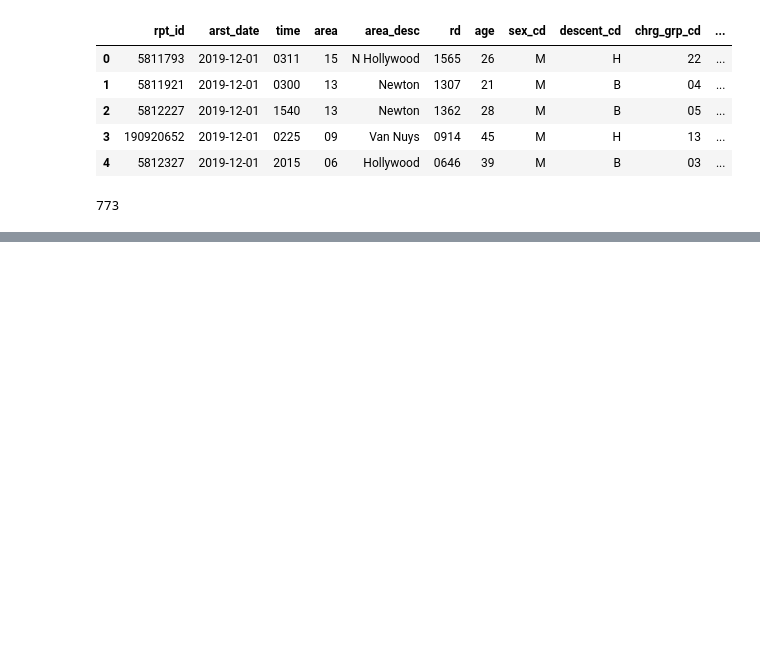
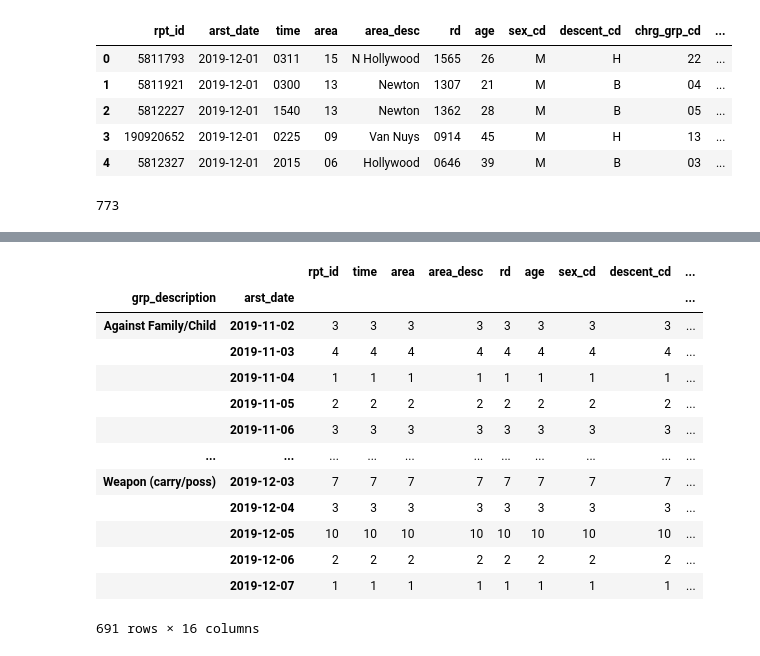
Before and after one commit to LACrimeMap/LACrimeMap, a Jupyter notebook: Visualization.ipynb, the cells around one changed output, grey strips where cells are left out. Drawn from its saved outputs; the diff is of its cells as text; code cells hidden in the pictures; blank space fills up the shorter version.

```diff
--- a/Visualization.ipynb
+++ b/Visualization.ipynb
@@ -38,7 +38,8 @@ None
 The function below creates a plotly.graph_objects with a few Scatter plots added. A figure is initialized with go.Figure(). This function works in a Notebook as well as dash app! Most of them are just line plots. If a stackgroup is provided, plotly automatically stack up a few series.
 # %%
 from datetime import datetime
-df['arst_date'] = pd.to_datetime(df['arst_date'])
+df['datetime'] = pd.to_datetime(df['arst_date'])
+#df.drop(columns=['arst_date'], axis=1, inplace=True)
 df['hour'] = df['time'].apply(lambda x: datetime.strptime(x, '%H%M').time().hour)
 df['age'] = pd.to_numeric(df['age'])
 df.head()
@@ -70,0 +82,21 @@ array(['Driving Under Influence', 'Aggravated Assault', 'Burglary',
+# %%
+df['arst_date'] = df['arst_date'].apply(lambda x: x.date())
+# %%
+count = df.groupby(['grp_description','arst_date']).count()
+#count[count['grp_description'] == 'Weapon (carry/poss)']
+count
+# %% [output]
+|  |  | rpt_id | time | area | area_desc | rd | age | sex_cd | descent_cd | ... |
+| grp_description | arst_date |  |  |  |  |  |  |  |  | ... |
+| Against Family/Child | 2019-11-02 | 3 | 3 | 3 | 3 | 3 | 3 | 3 | 3 | ... |
+|  | 2019-11-03 | 4 | 4 | 4 | 4 | 4 | 4 | 4 | 4 | ... |
+|  | 2019-11-04 | 1 | 1 | 1 | 1 | 1 | 1 | 1 | 1 | ... |
+|  | 2019-11-05 | 2 | 2 | 2 | 2 | 2 | 2 | 2 | 2 | ... |
+|  | 2019-11-06 | 3 | 3 | 3 | 3 | 3 | 3 | 3 | 3 | ... |
+| ... | ... | ... | ... | ... | ... | ... | ... | ... | ... | ... |
+| Weapon (carry/poss) | 2019-12-03 | 7 | 7 | 7 | 7 | 7 | 7 | 7 | 7 | ... |
+|  | 2019-12-04 | 3 | 3 | 3 | 3 | 3 | 3 | 3 | 3 | ... |
+|  | 2019-12-05 | 10 | 10 | 10 | 10 | 10 | 10 | 10 | 10 | ... |
+|  | 2019-12-06 | 2 | 2 | 2 | 2 | 2 | 2 | 2 | 2 | ... |
+|  | 2019-12-07 | 1 | 1 | 1 | 1 | 1 | 1 | 1 | 1 | ... |
+691 rows × 16 columns
```
Also changed, not shown: parts of 8 cells of this notebook, 5 other files.
